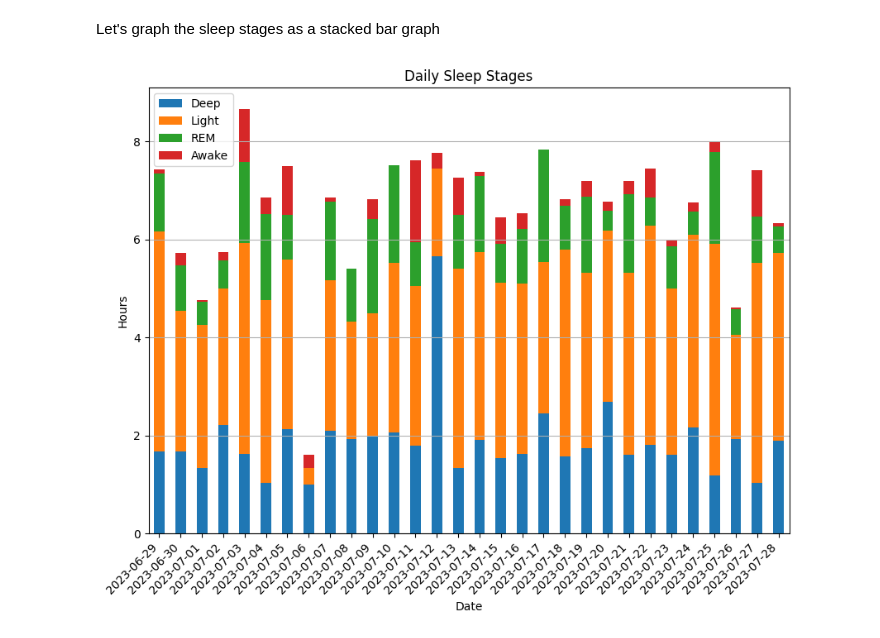
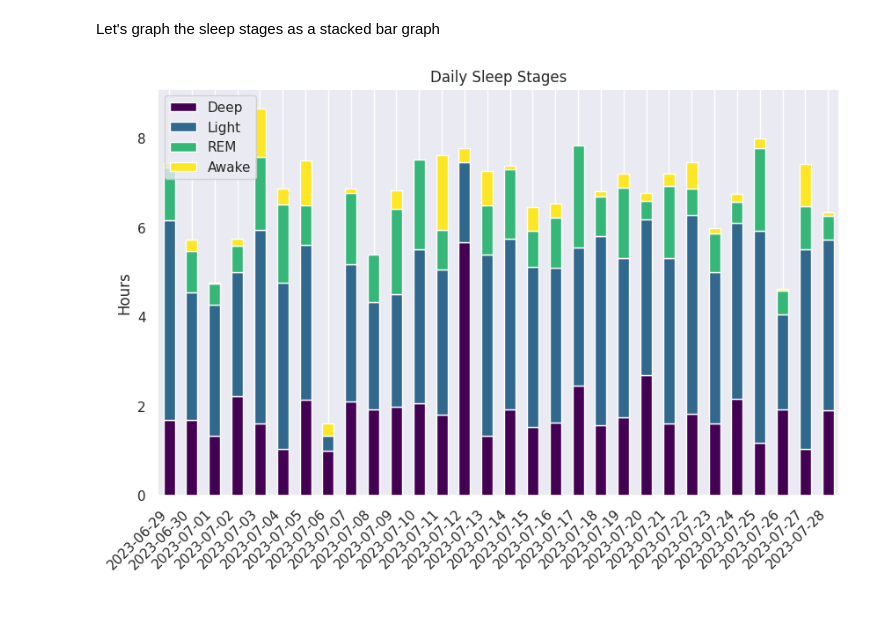
Before and after one commit to matin/garth, a Jupyter notebook: sleep.ipynb, the cells around one changed output. Drawn from its saved outputs; the diff is of its cells as text; code cells hidden in the pictures; blank space fills up the shorter version.

```diff
--- a/sleep.ipynb
+++ b/sleep.ipynb
@@ -52,18 +52,23 @@ garth.DailySleep.list(period=7)
 Let's take a look at the sleep quality for the most recent 30 days
 # %%
 import pandas as pd
-import matplotlib.pyplot as plt
+import seaborn as sns
+from matplotlib import pyplot as plt
 
 daily_sleep = pd.DataFrame(garth.DailySleep.list(period=30))
 daily_sleep.set_index('calendar_date', inplace=True)
-daily_sleep.plot(kind='line', grid=True, figsize=(10, 7), legend=False)
 
-plt.ylabel('Quality')
-plt.xlabel('Date')
+sns.set_theme()
+
+plt.figure(figsize=(10, 6))
+
+sns.lineplot(data=daily_sleep, legend=False)
+
+plt.ylabel(None)
+plt.xlabel(None)
 plt.title('Daily Sleep Quality')
 
 ax = plt.gca()
-ax.grid(axis='x')
 plt.xticks(ticks=daily_sleep.index, rotation=45, ha='right')
 
 plt.show()
@@ -112,33 +103,38 @@ df.head()
 # %% [markdown]
 Let's graph the sleep stages as a stacked bar graph
 # %%
-# Convert the relevant sleep time columns from seconds to hours
+import pandas as pd
+import seaborn as sns
+import matplotlib.pyplot as plt
+
+df = dataclass_to_dataframe(sleep_data)
 df["daily_sleep_dto.deep_sleep_hours"] = df["daily_sleep_dto.deep_sleep_seconds"] / 3600
 df["daily_sleep_dto.light_sleep_hours"] = df["daily_sleep_dto.light_sleep_seconds"] / 3600
 df["daily_sleep_dto.rem_sleep_hours"] = df["daily_sleep_dto.rem_sleep_seconds"] / 3600
 df["daily_sleep_dto.awake_sleep_hours"] = df["daily_sleep_dto.awake_sleep_seconds"] / 3600
 
-# Ensure calendar_date is datetime and then sort in ascending order
 df["daily_sleep_dto.calendar_date"] = pd.to_datetime(df["daily_sleep_dto.calendar_date"]).dt.date
 df.sort_values("daily_sleep_dto.calendar_date", inplace=True)
 df.set_index("daily_sleep_dto.calendar_date", inplace=True)
 
-# Rename columns for clarity
 df.rename(columns={
     'daily_sleep_dto.deep_sleep_hours': 'Deep',
     'daily_sleep_dto.light_sleep_hours': 'Light',
     'daily_sleep_dto.rem_sleep_hours': 'REM',
     'daily_sleep_dto.awake_sleep_hours': 'Awake'
 }, inplace=True)
 
-# Create bar plot
-df[['Deep', 'Light', 'REM', 'Awake']].plot(kind='bar', stacked=True, figsize=(10, 7))
+sns.set_theme()
+
+df[['Deep', 'Light', 'REM', 'Awake']].plot(kind='bar', stacked=True, figsize=(10, 6), grid=True, colormap='viridis')
 
 plt.ylabel("Hours")
-plt.xlabel("Date")
+plt.xlabel(None)
 plt.title("Daily Sleep Stages")
 plt.xticks(rotation=45, ha='right')
 plt.grid(axis='y')
+plt.legend(loc='upper left')
+
 plt.show()
 # %% [output]
-[figure, old version]
+[figure, new version]
```
Also changed, not shown: parts of 4 cells of this notebook.
